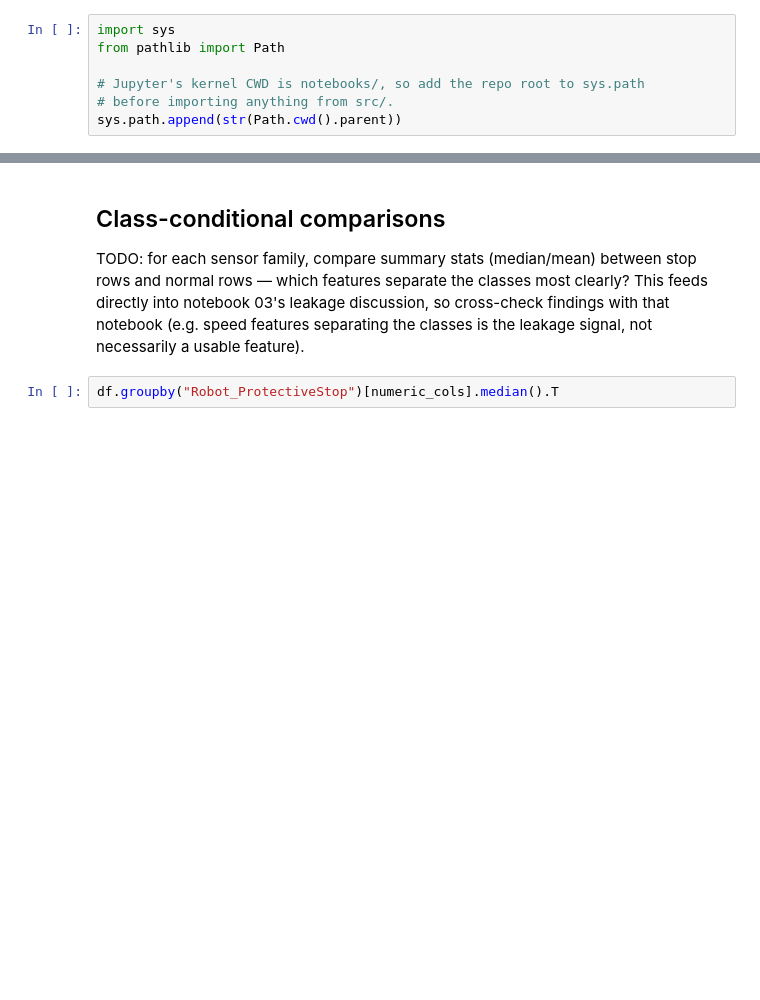
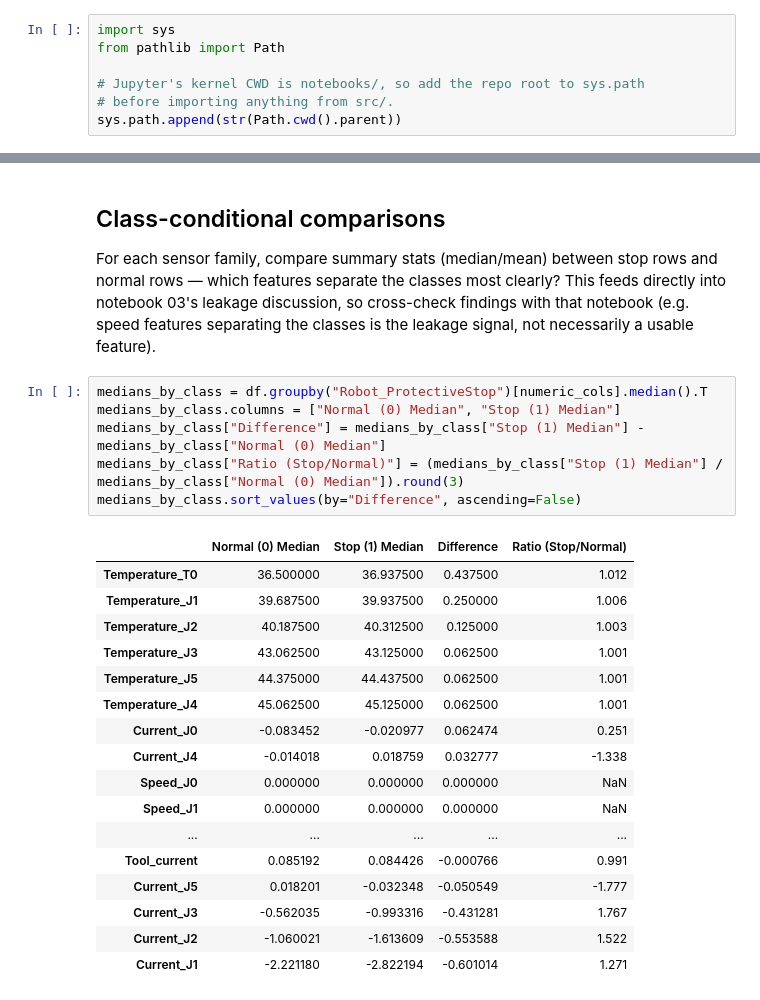
Before and after one commit to Bimsara-Yehan/UR3-CobotOps-Fault-Detection, a Jupyter notebook: notebooks/02_eda.ipynb, the cells around one changed output, grey strips where cells are left out. Drawn from its saved outputs; the diff is of its cells as text; blank space fills up the shorter version.

```diff
--- a/notebooks/02_eda.ipynb
+++ b/notebooks/02_eda.ipynb
@@ -74,9 +237,31 @@ pd.crosstab(df["grip_lost"], df["Robot_ProtectiveStop"])
 # %% [markdown]
 ## Class-conditional comparisons
 
-TODO: for each sensor family, compare summary stats (median/mean) between stop rows and normal rows — which features separate the classes most clearly? This feeds directly into notebook 03's leakage discussion, so cross-check findings with that notebook (e.g. speed features separating the classes is the leakage signal, not necessarily a usable feature).
+For each sensor family, compare summary stats (median/mean) between stop rows and normal rows — which features separate the classes most clearly? This feeds directly into notebook 03's leakage discussion, so cross-check findings with that notebook (e.g. speed features separating the classes is the leakage signal, not necessarily a usable feature).
 # %%
-df.groupby("Robot_ProtectiveStop")[numeric_cols].median().T
+medians_by_class = df.groupby("Robot_ProtectiveStop")[numeric_cols].median().T
+medians_by_class.columns = ["Normal (0) Median", "Stop (1) Median"]
+medians_by_class["Difference"] = medians_by_class["Stop (1) Median"] - medians_by_class["Normal (0) Median"]
+medians_by_class["Ratio (Stop/Normal)"] = (medians_by_class["Stop (1) Median"] / medians_by_class["Normal (0) Median"]).round(3)
+medians_by_class.sort_values(by="Difference", ascending=False)
+# %% [output]
+|  | Normal (0) Median | Stop (1) Median | Difference | Ratio (Stop/Normal) |
+| Temperature_T0 | 36.500000 | 36.937500 | 0.437500 | 1.012 |
+| Temperature_J1 | 39.687500 | 39.937500 | 0.250000 | 1.006 |
+| Temperature_J2 | 40.187500 | 40.312500 | 0.125000 | 1.003 |
+| Temperature_J3 | 43.062500 | 43.125000 | 0.062500 | 1.001 |
+| Temperature_J5 | 44.375000 | 44.437500 | 0.062500 | 1.001 |
+| Temperature_J4 | 45.062500 | 45.125000 | 0.062500 | 1.001 |
+| Current_J0 | -0.083452 | -0.020977 | 0.062474 | 0.251 |
+| Current_J4 | -0.014018 | 0.018759 | 0.032777 | -1.338 |
+| Speed_J0 | 0.000000 | 0.000000 | 0.000000 | NaN |
+| Speed_J1 | 0.000000 | 0.000000 | 0.000000 | NaN |
+| ... | ... | ... | ... | ... |
+| Tool_current | 0.085192 | 0.084426 | -0.000766 | 0.991 |
+| Current_J5 | 0.018201 | -0.032348 | -0.050549 | -1.777 |
+| Current_J3 | -0.562035 | -0.993316 | -0.431281 | 1.767 |
+| Current_J2 | -1.060021 | -1.613609 | -0.553588 | 1.522 |
+| Current_J1 | -2.221180 | -2.822194 | -0.601014 | 1.271 |
 # %% [markdown]
 ## Decision log
 
```
Also changed, not shown: parts of 14 cells of this notebook, 6 other files.
